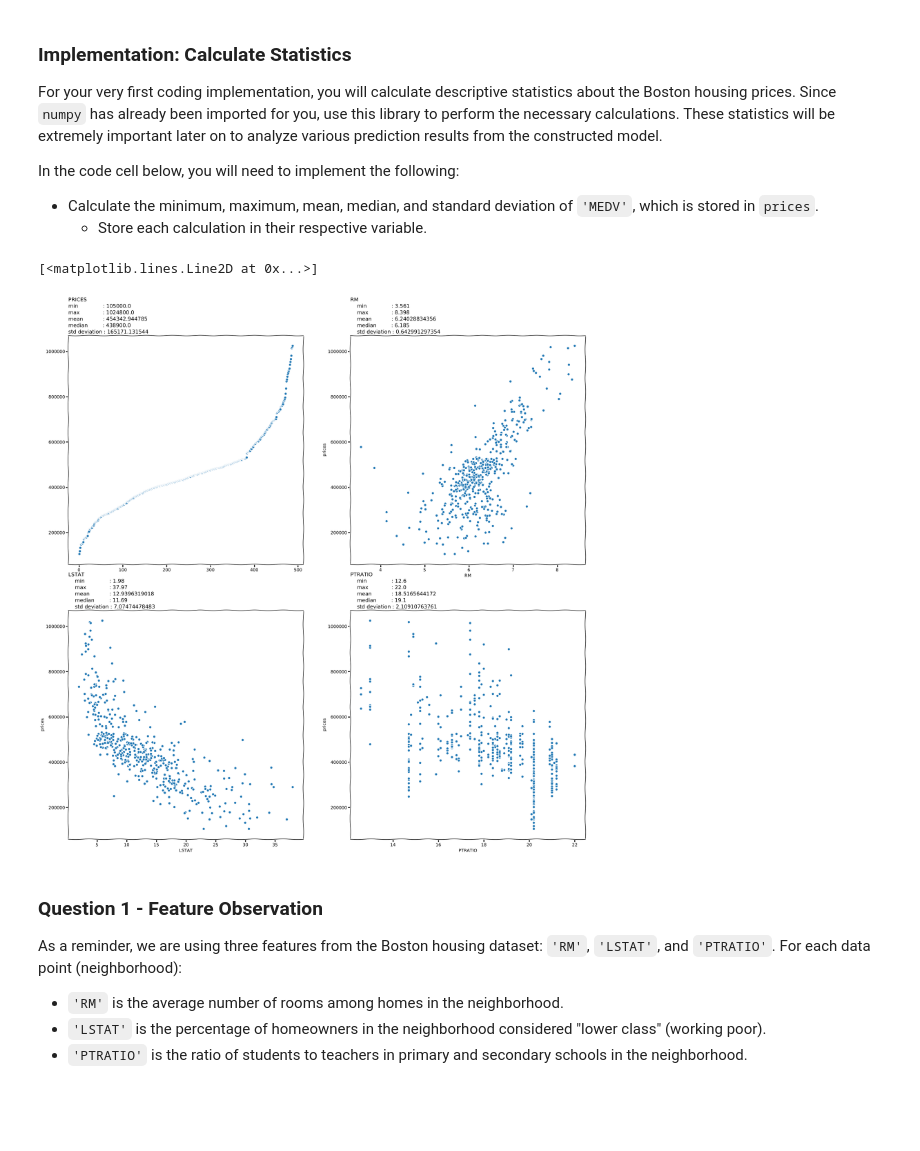
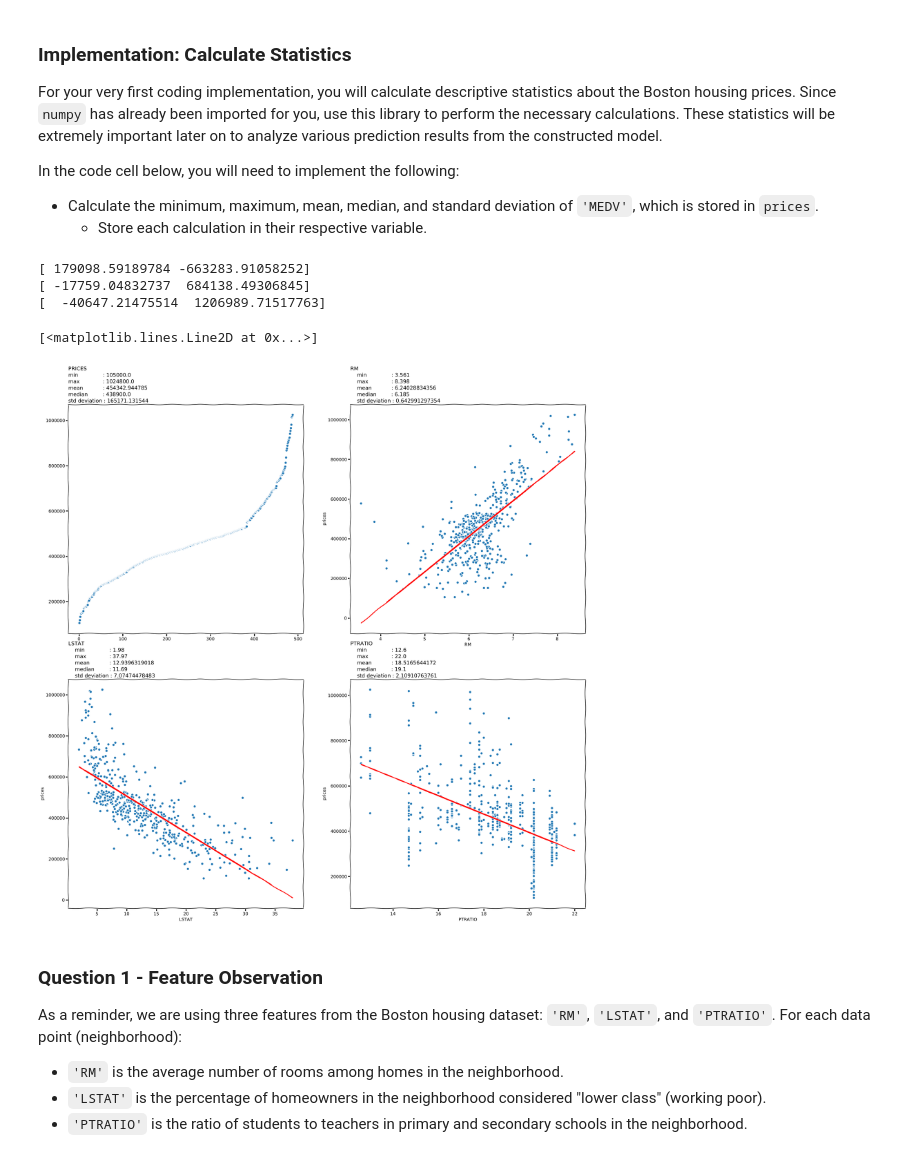
Before and after one commit to arcenik/machine-learning, a Jupyter notebook: projects/boston_housing/boston_housing.ipynb, the cells around one changed output. Cells and saved outputs as stored; diff of their text form; code cells hidden in the pictures; blank space fills up the shorter version.

```diff
--- a/projects/boston_housing/boston_housing.ipynb
+++ b/projects/boston_housing/boston_housing.ipynb
@@ -72,7 +72,6 @@ plt.xkcd()
 for i, col in enumerate(features.columns):
 
     plt.subplot(2,2,i+2)
-    plt.plot(data[col], prices, 'o')
     plt.xlabel(col)
     plt.ylabel('prices')
 
@@ -80,40 +79,47 @@ for i, col in enumerate(features.columns):
     min               : {min}
     max              : {max}
     mean            : {mean}
     median         : {med}
     std deviation : {std}""".format(
             col=col,
-            min=np.min(data[col]),
-            max=np.max(data[col]),
-            mean=np.mean(data[col]),
-            med=np.median(data[col]),
-            std=np.std(data[col]),
+            min=np.min(features[col]),
+            max=np.max(features[col]),
+            mean=np.mean(features[col]),
+            med=np.median(features[col]),
+            std=np.std(features[col]),
             )
 
     plt.title(text, loc='left')
+
+    fit = np.polyfit(features[col], prices, deg=1)
+    plt.plot(features[col], prices, 'o')
+    plt.plot(features[col], fit[0] * features[col] + fit[1], color='red')
 
 plt.subplot(2,2,1)
 
 text = """{col}
 min               : {min}
 max              : {max}
 mean            : {mean}
 median         : {med}
 std deviation : {std}""".format(
         col="PRICES",
         min=pmin,
         max=pmax,
         mean=pmean,
         med=pmedian,
         std=pstd,
         )
 
 plt.title(text, loc='left')
 ind = np.arange(len(prices))
 plt.plot(ind, np.sort(prices), 'o')
 # %% [output]
-[<matplotlib.lines.Line2D at 0x...>]
+[ 179098.59189784 -663283.91058252]
+[ -17759.04832737  684138.49306845]
+[  -40647.21475514  1206989.71517763]
+[<matplotlib.lines.Line2D at 0x...>]
-[figure, old version]
+[figure, new version]
 # %% [markdown]
 ### Question 1 - Feature Observation
 As a reminder, we are using three features from the Boston housing dataset: `'RM'`, `'LSTAT'`, and `'PTRATIO'`. For each data point (neighborhood):
```
